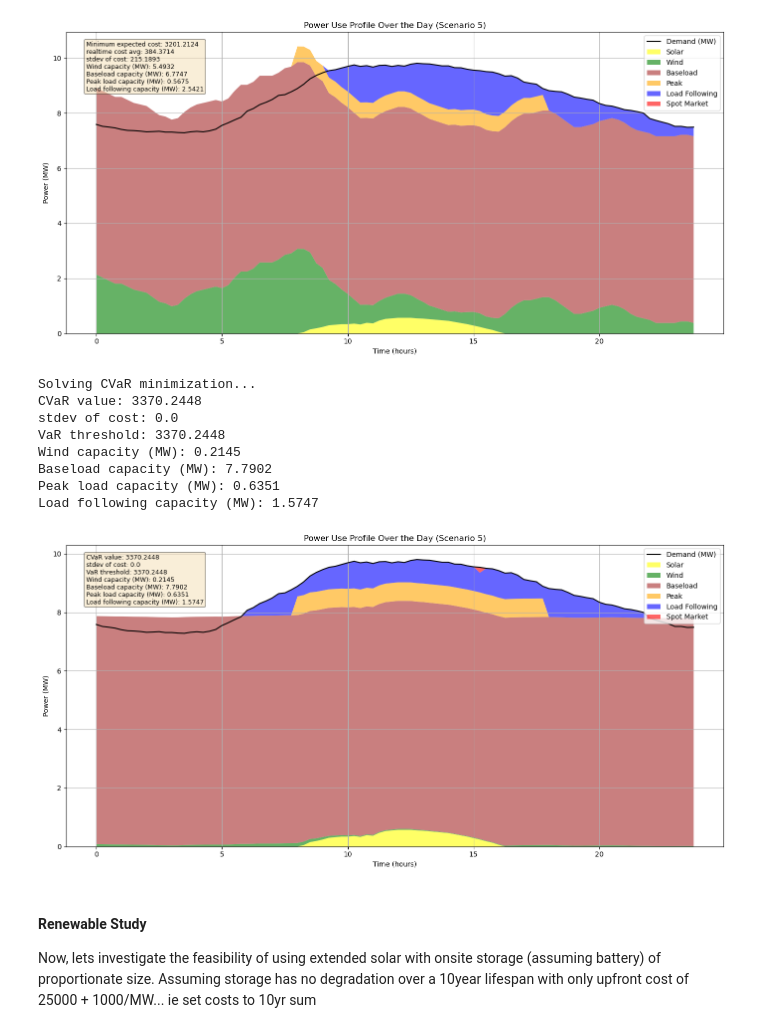
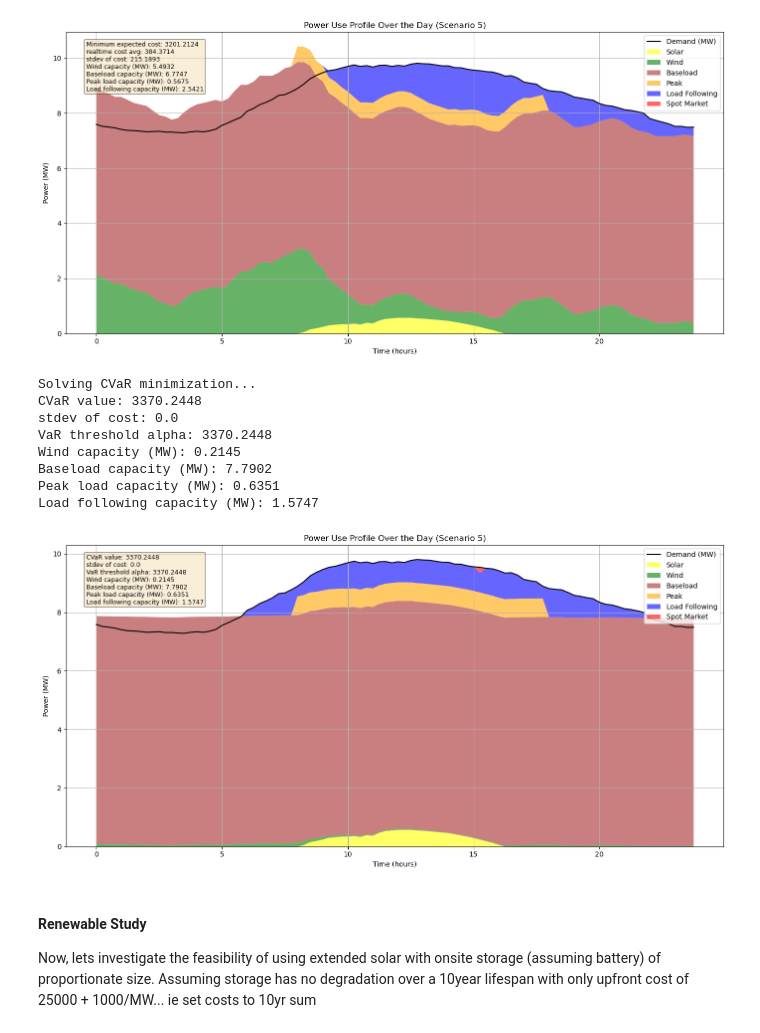
Before and after one commit to liammchugh/EnergyOpt_Project3_Group1, a Jupyter notebook: Project3.ipynb, the cells around one changed output. Drawn from its saved outputs; the diff is of its cells as text; code cells hidden in the pictures.

```diff
--- a/Project3.ipynb
+++ b/Project3.ipynb
@@ -540,36 +532,36 @@ problem_CVaR = cp.Problem(objective_CVaR, constraints)
 #     print(f"{key}: {value}")
 
 # Solve CVaR problem
 print("\nSolving CVaR minimization...")
 problem_CVaR.solve(solver=cp.GUROBI)
 # print(len(M))
 
 # Output results with both solutions
 if problem_CVaR.status == cp.OPTIMAL:
     output =  {
                 "CVaR value": safe_round(problem_CVaR.value),
                 "stdev of cost": safe_round(cost_sigma.value),
-                "VaR threshold": safe_round(alpha.value),
+                "VaR threshold alpha": safe_round(alpha.value),
                 "Wind capacity (MW)": safe_round(wind_capacity.value),
                 "Baseload capacity (MW)": safe_round(baseload_capacity.value),
                 "Peak load capacity (MW)": safe_round(peak_capacity.value),
                 "Load following capacity (MW)": safe_round(load_following_capacity.value)
             }
 
 for key, value in output.items():
     print(f"{key}: {value}")
 
 plot_power_use_profile(mode=1, sc_choice=4, output=output)
 # %% [output]
 Solving CVaR minimization...
 CVaR value: 3370.2448
 stdev of cost: 0.0
-VaR threshold: 3370.2448
+VaR threshold alpha: 3370.2448
 Wind capacity (MW): 0.2145
 Baseload capacity (MW): 7.7902
 Peak load capacity (MW): 0.6351
 Load following capacity (MW): 1.5747
-[figure, old version]
+[figure, new version]
 # %% [markdown]
 #### Renewable Study
 Now, lets investigate the feasibility of using extended solar with onsite storage (assuming battery) of proportionate size.
```
Also changed, not shown: parts of 2 cells of this notebook, 1 other file.
